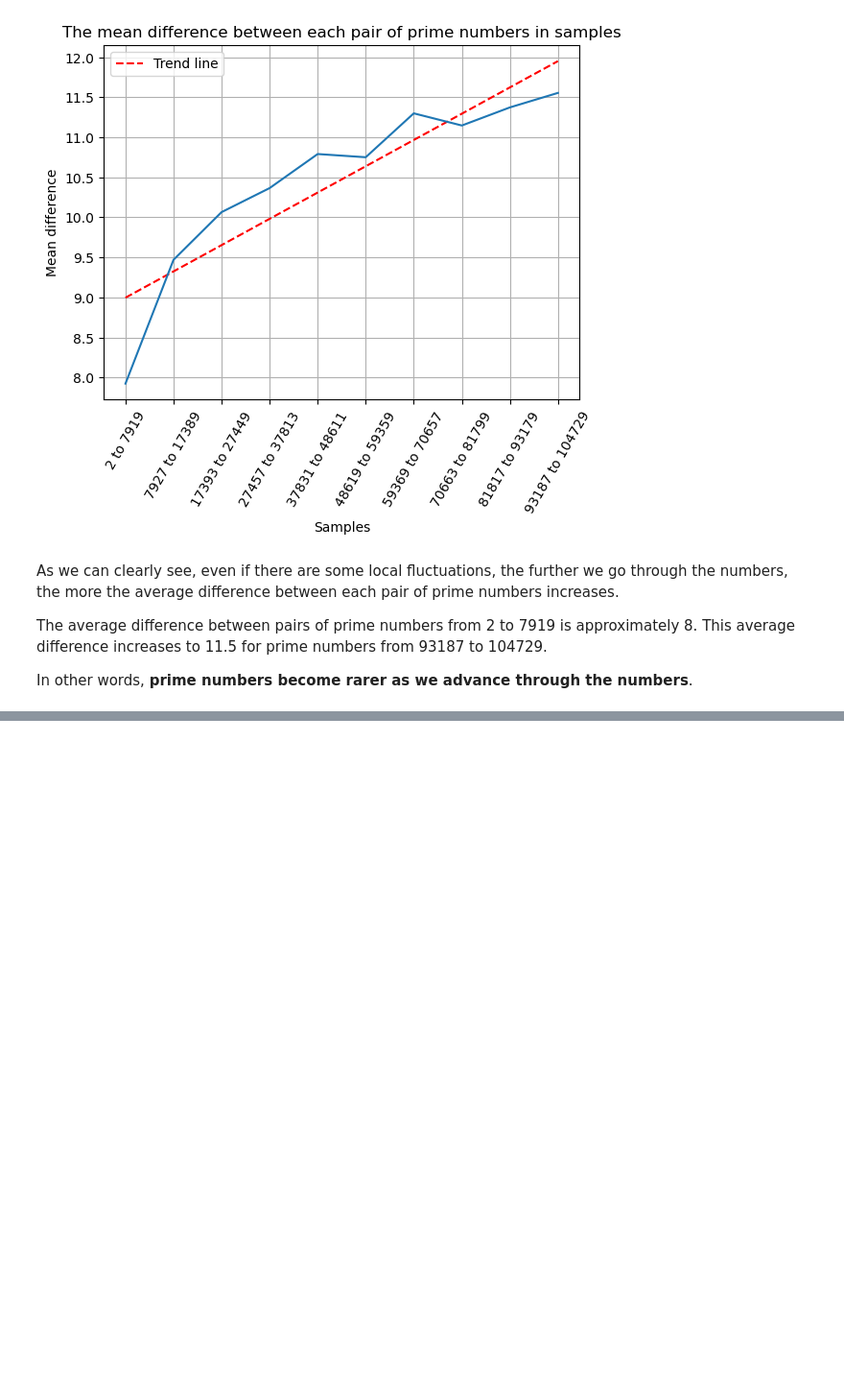
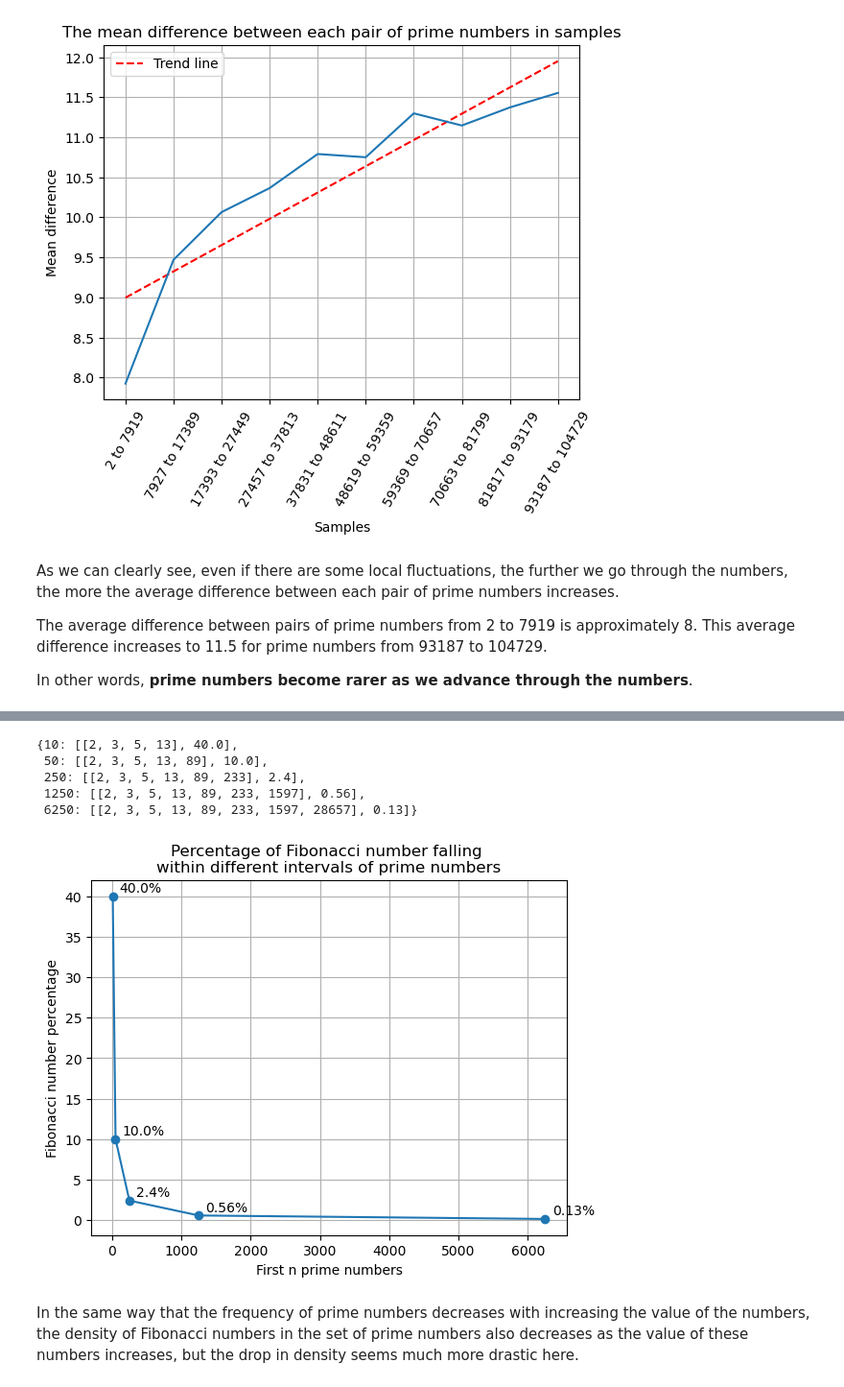
Before and after one commit to Kartmaan/prime_number_analysis, a Jupyter notebook: prime_analysis.ipynb, the cells around one changed output, grey strips where cells are left out. Shown at 96% size. Saved outputs shown, nothing was run; the diff lists cells and outputs as text; code cells hidden in the pictures; blank space fills up the shorter version.

```diff
--- a/prime_analysis.ipynb
+++ b/prime_analysis.ipynb
@@ -146,0 +180,52 @@ In other words, **prime numbers become rarer as we advance through the numbers**
+# %%
+def percent(partial, total, rnd=2):
+    return round((partial/total) * 100, rnd)
+# %%
+def fibo_in_primes():
+    first_n_primes = 10
+    multiplier = 5
+    L=[]
+    stats={}
+
+    while first_n_primes <= 10 * (multiplier**4):
+        P = prime_gen()
+        for _ in range(first_n_primes):
+            prime = next(P)
+            if is_fibo(prime):
+                L.append(prime)
+
+        ratio = percent(len(L), first_n_primes)
+        stats[first_n_primes] = [L, ratio]
+
+        L=[]
+        first_n_primes*=multiplier
+
+    return stats
+# %%
+stats = fibo_in_primes()
+stats
+# %% [output]
+{10: [[2, 3, 5, 13], 40.0],
+ 50: [[2, 3, 5, 13, 89], 10.0],
+ 250: [[2, 3, 5, 13, 89, 233], 2.4],
+ 1250: [[2, 3, 5, 13, 89, 233, 1597], 0.56],
+ 6250: [[2, 3, 5, 13, 89, 233, 1597, 28657], 0.13]}
+# %%
+x = [key for key in stats.keys()]
+y = [val[1] for val in stats.values()]
+
+plt.plot(x,y, marker="o")
+for x_axis, y_axis, text in zip(x, y, y):
+    plt.text(x_axis+100, y_axis+0.5, str(text)+"%")
+
+plt.grid(True)
+plt.xlabel("First n prime numbers")
+plt.ylabel("Fibonacci number percentage")
+plt.title("Percentage of Fibonacci number falling \n"+
+"within different intervals of prime numbers")
+
+plt.show()
+# %% [output]
+[figure, added]
+# %% [markdown]
+In the same way that the frequency of prime numbers decreases with increasing the value of the numbers, the density of Fibonacci numbers in the set of prime numbers also decreases as the value of these numbers increases, but the drop in density seems much more drastic here.
```
Also changed, not shown: parts of 5 cells of this notebook, 1 other file.
